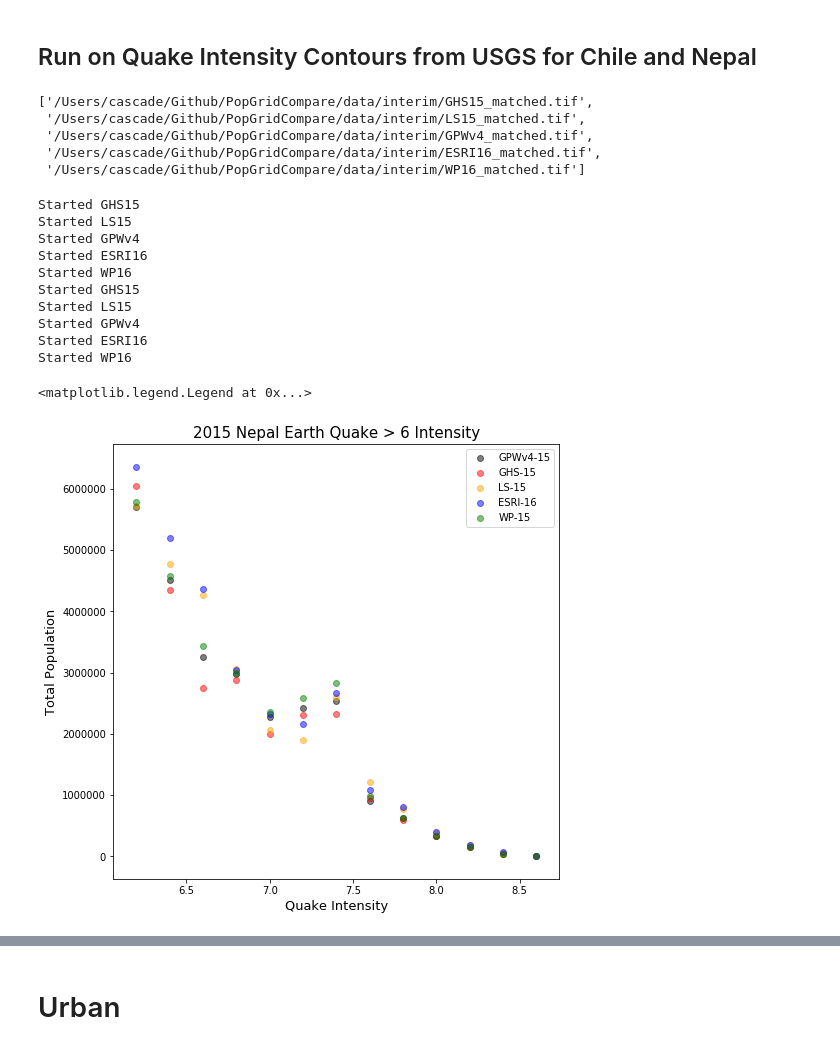
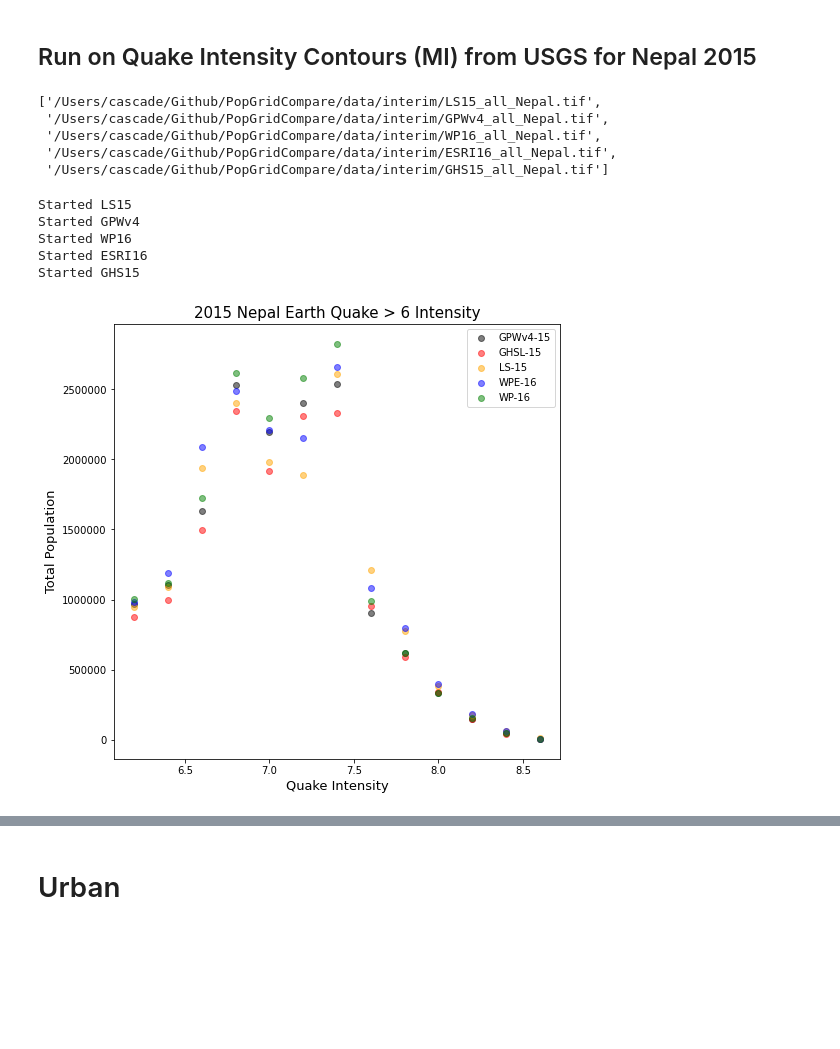
Before and after one commit to cascadet/PopGridCompare-ms, a Jupyter notebook: notebooks/cpt_Quake.ipynb, the cells around one changed output, grey strips where cells are left out. Drawn from its saved outputs; the diff is of its cells as text; code cells hidden in the pictures; blank space fills up the shorter version.

```diff
--- a/notebooks/cpt_Quake.ipynb
+++ b/notebooks/cpt_Quake.ipynb
@@ -57,17 +57,17 @@ def poly_prep(polys_fn, col):
 
     return polys
 # %% [markdown]
-## Run on Quake Intensity Contours from USGS for Chile and Nepal
+## Run on Quake Intensity Contours (MI) from USGS for Nepal 2015
 # %%
 # Git tif files
-rst_fns = glob('/Users/cascade/Github/PopGridCompare/data/interim/*_matched.tif')
+rst_fns = glob('/Users/cascade/Github/PopGridCompare/data/interim/*all_Nepal.tif')
 rst_fns
 # %% [output]
-['/Users/cascade/Github/PopGridCompare/data/interim/GHS15_matched.tif',
- '/Users/cascade/Github/PopGridCompare/data/interim/LS15_matched.tif',
- '/Users/cascade/Github/PopGridCompare/data/interim/GPWv4_matched.tif',
- '/Users/cascade/Github/PopGridCompare/data/interim/ESRI16_matched.tif',
- '/Users/cascade/Github/PopGridCompare/data/interim/WP16_matched.tif']
+['/Users/cascade/Github/PopGridCompare/data/interim/LS15_all_Nepal.tif',
+ '/Users/cascade/Github/PopGridCompare/data/interim/GPWv4_all_Nepal.tif',
+ '/Users/cascade/Github/PopGridCompare/data/interim/WP16_all_Nepal.tif',
+ '/Users/cascade/Github/PopGridCompare/data/interim/ESRI16_all_Nepal.tif',
+ '/Users/cascade/Github/PopGridCompare/data/interim/GHS15_all_Nepal.tif']
 # %%
 # open polys
 DATA_PATH = '/Users/cascade/Github/PopGridCompare/data/'
@@ -80,18 +78,12 @@ chile_polys = poly_prep(chile_polys_fn, col)
 # %%
 # Run zonal stats loop
-nepal_polys_sum = zone_loop(nepal_polys, rst_fns, 'sum', col, '_matched.tif')
-chile_polys_sum = zone_loop(chile_polys, rst_fns, 'sum', col, '_matched.tif')
+nepal_polys_sum = zone_loop(nepal_polys, rst_fns, 'sum', col, '_all_Nepal.tif')
 # %% [output]
-Started GHS15
 Started LS15
 Started GPWv4
+Started WP16
 Started ESRI16
-Started WP16
 Started GHS15
-Started LS15
-Started GPWv4
-Started ESRI16
-Started WP16
 # %%
 #### Save the poly sums
 nepal_polys_sum.to_file(DATA_PATH+'/interim/nepal_quake_pop.shp')
@@ -99,28 +90,31 @@ chile_polys_sum.to_file(DATA_PATH+'/interim/chile_quake_pop.shp')
 # %%
 #### plot it Nepal
 data = nepal_polys_sum[nepal_polys_sum['PARAMVALUE'] > 6]
 title = '2015 Nepal Earth Quake > 6 Intensity'
 
 fig, axs = plt.subplots(1, 1, figsize = (8, 8), sharex=True)
 ws = 0.25
 fig.subplots_adjust(wspace=ws)
 
 axs.scatter(data['PARAMVALUE'], data['GPWv4_sum'], color = 'black', alpha = 0.5)
 axs.scatter(data['PARAMVALUE'], data['GHS15_sum'], color = 'red', alpha = 0.5)
 axs.scatter(data['PARAMVALUE'], data['LS15_sum'], color = 'orange', alpha = 0.5)
 axs.scatter(data['PARAMVALUE'], data['ESRI16_sum'], color = 'blue', alpha = 0.5)
 axs.scatter(data['PARAMVALUE'], data['WP16_sum'], color = 'green', alpha = 0.5)
 
 axs.set_title(title, size = 15 )
 axs.set_xlabel('Quake Intensity', fontsize = 13)
 axs.set_ylabel('Total Population', fontsize = 13)
 #plt.ylim([100,10000000])
 
 plt.yscale('linear')
 axs.ticklabel_format(useOffset=False, style = 'plain')
 
-labels = ['GPWv4-15','GHS-15', 'LS-15', 'ESRI-16', 'WP-15']
+labels = ['GPWv4-15','GHSL-15', 'LS-15', 'WPE-16', 'WP-16']
 plt.legend(labels)
+
+# save it out
+fig_out = '/Users/cascade/Github/PopGridCompare/data/FIGS/AGU2020/Nepal2015_all.png'
+plt.savefig(fig_out, dpi = 300, facecolor = 'white', bbox_inches='tight')
 # %% [output]
-<matplotlib.legend.Legend at 0x...>
-[figure, old version]
+[figure, new version]
```
Also changed, not shown: parts of 22 cells of this notebook, 4 other files.
